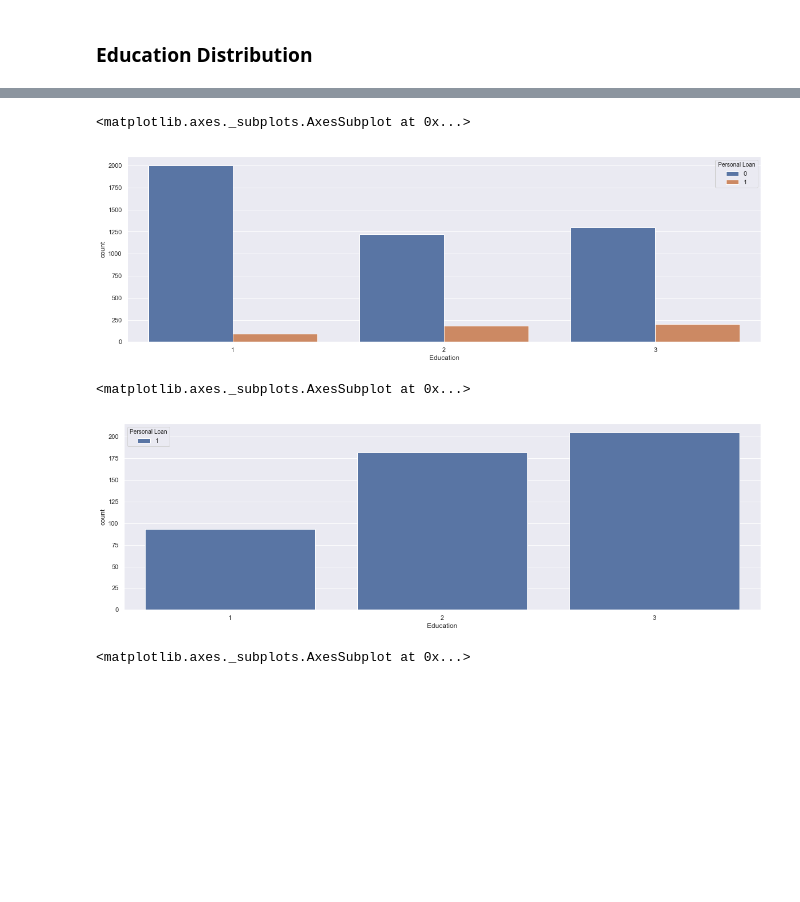
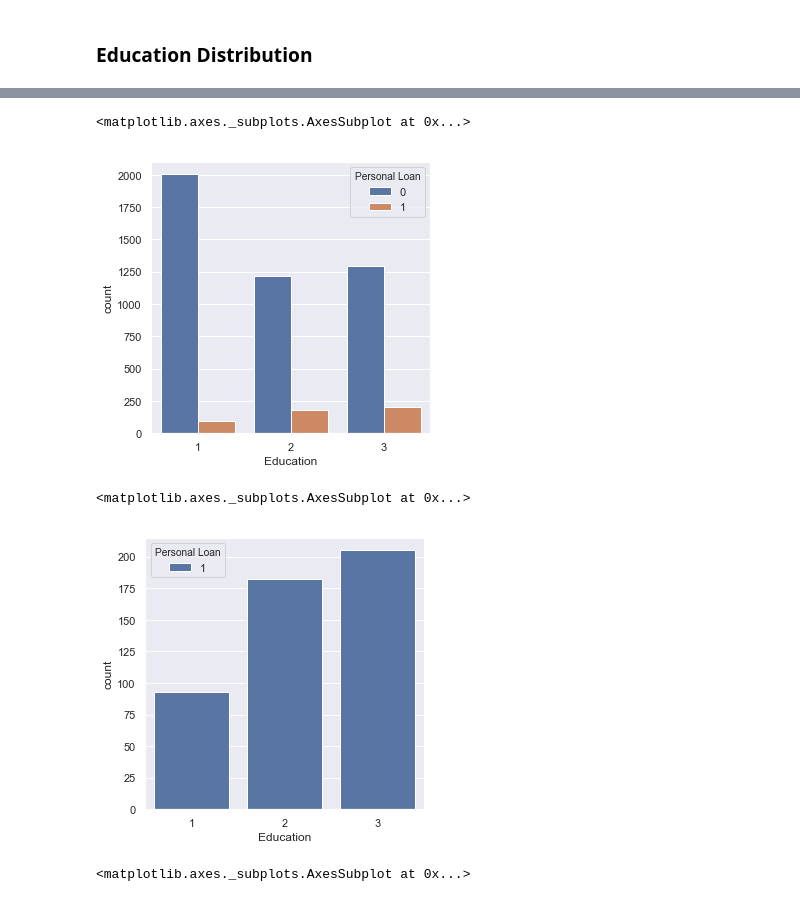
Before and after one commit to Shankar-Murugan/project-work, a Jupyter notebook: Supervised_Learning_R3_Project2_Thera_Bank.ipynb, the cells around one changed output, grey strips where cells are left out. Saved outputs shown, nothing was run; the diff lists cells and outputs as text; code cells hidden in the pictures; blank space fills up the shorter version.

```diff
--- a/Supervised_Learning_R3_Project2_Thera_Bank.ipynb
+++ b/Supervised_Learning_R3_Project2_Thera_Bank.ipynb
@@ -208,15 +208,15 @@ sns.distplot(df['Education'], bins=3)
 # %%
-rcParams['figure.figsize'] = 20,6
+rcParams['figure.figsize'] = 5,5
 sns.countplot(x='Education',data=df, hue='Personal Loan')
 # %% [output]
 <matplotlib.axes._subplots.AxesSubplot at 0x...>
-[figure, old version]
+[figure, new version]
 # %%
-rcParams['figure.figsize'] = 20,6
+rcParams['figure.figsize'] = 5,5
 sns.countplot(x='Education',data=df_age_PL, hue='Personal Loan')
 # %% [output]
 <matplotlib.axes._subplots.AxesSubplot at 0x...>
-[figure, old version]
+[figure, new version]
 # %%
 sns.distplot(df_age_PL['Education'], bins=3)
 # %% [output]
```
Also changed, not shown: parts of 84 cells of this notebook.
